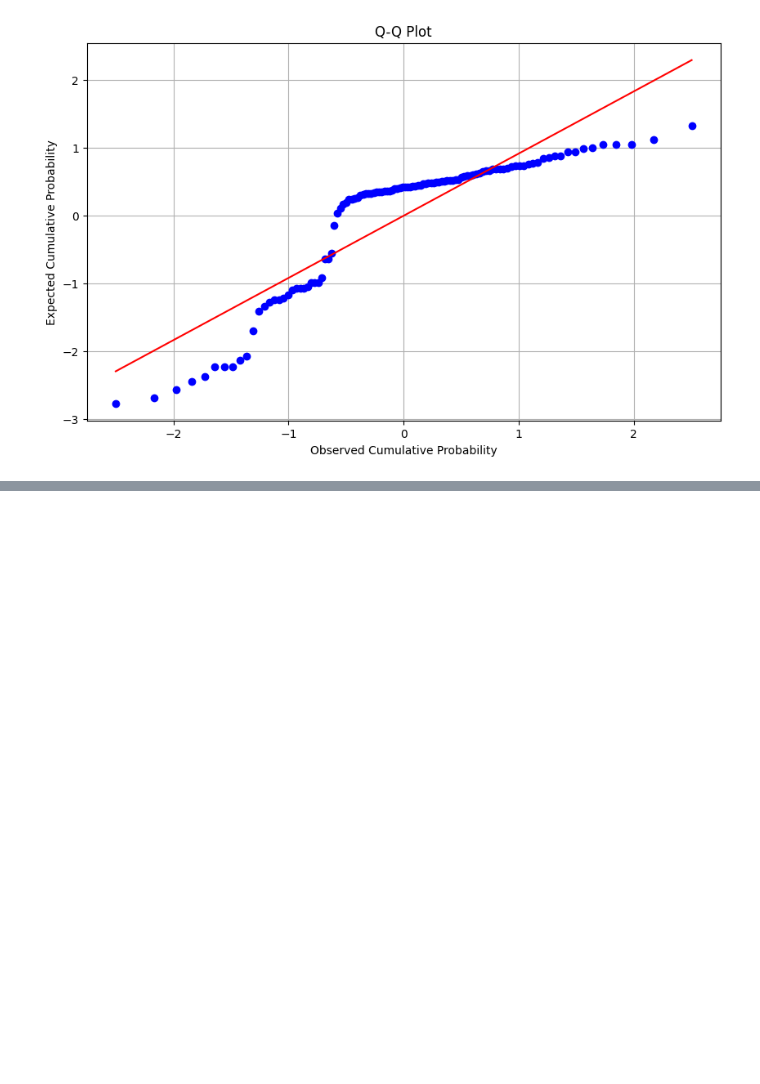
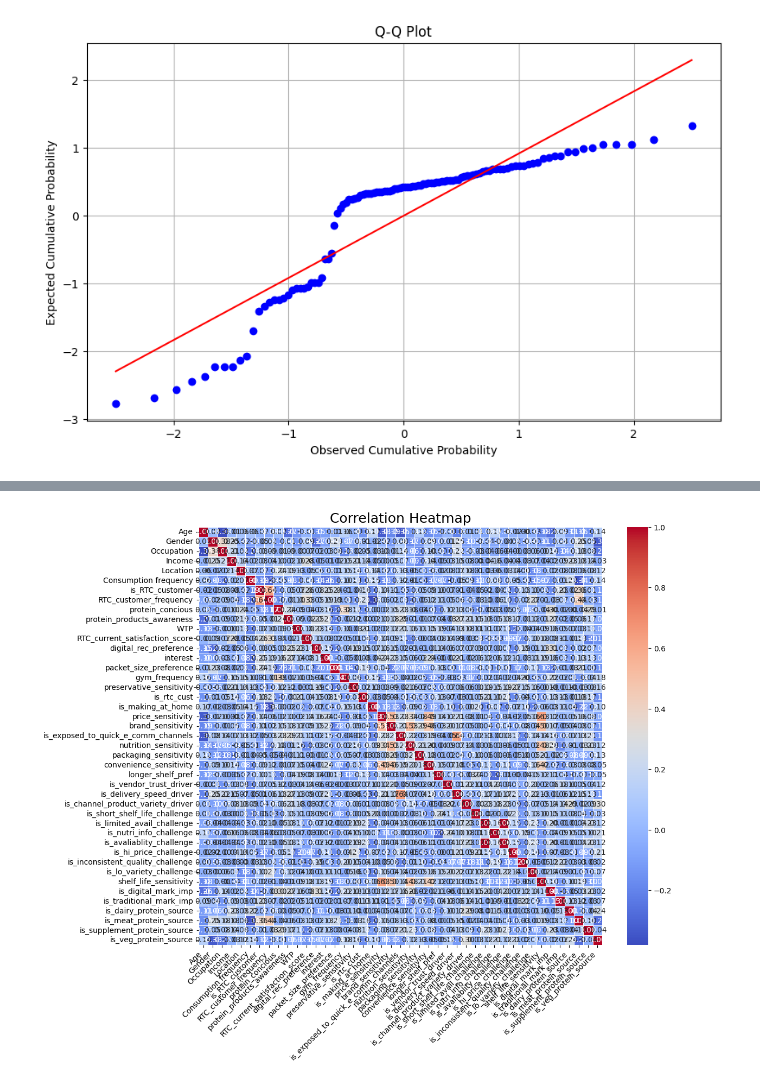
Before and after one commit to irfanthayyil/BRM_ITC_Data_Analysis, a Jupyter notebook: code/itc_analysis.ipynb, the cells around one changed output, grey strips where cells are left out. Cells and saved outputs as stored; diff of their text form; code cells hidden in the pictures; blank space fills up the shorter version.

Commit message:
Data cleaning, Cluster Analysis

```diff
--- a/code/itc_analysis.ipynb
+++ b/code/itc_analysis.ipynb
@@ -404,0 +1249,20 @@ plt.show()
+# %%
+l = []
+for i in range(len(df)):
+    if 'Protein Bars/Supplements' in df['Protein Source'][i]:
+        l.append(1)
+    else:
+        l.append(0)
+
+df['is_supplement_protein_source'] = l
+# %%
+l = []
+for i in range(len(df)):
+    if 'Lentils & Pulses' in df['Protein Source'][i]:
+        l.append(1)
+    else:
+        l.append(0)
+
+df['is_veg_protein_source'] = l
+# %%
+df.drop('Protein Source', axis=1, inplace=True)
@@ -404,0 +1299,3 @@ plt.show()
+# %%
+# Fill NaN values with mode
+cleaned_data = df.apply(lambda x: x.fillna(x.mode()[0]) if x.isna().sum() > 0 else x)
@@ -404,0 +1331,23 @@ plt.show()
+# %%
+import seaborn as sns
+
+import matplotlib.pyplot as plt
+
+# Calculate the correlation matrix
+corr_matrix = cleaned_data.corr()
+
+# Set up the matplotlib figure
+plt.figure(figsize=(12, 10))
+
+# Draw the heatmap with the mask and correct aspect ratio
+sns.heatmap(corr_matrix, annot=True, fmt=".2f", cmap='coolwarm', linewidths=.5)
+
+# Add title and labels
+plt.title('Correlation Heatmap', fontsize=18)
+plt.xticks(rotation=45, ha='right')
+plt.yticks(rotation=0)
+
+# Show the plot
+plt.show()
+# %% [output]
+[figure, added]
```
Also changed, not shown: parts of 137 cells of this notebook, 9 other files.
